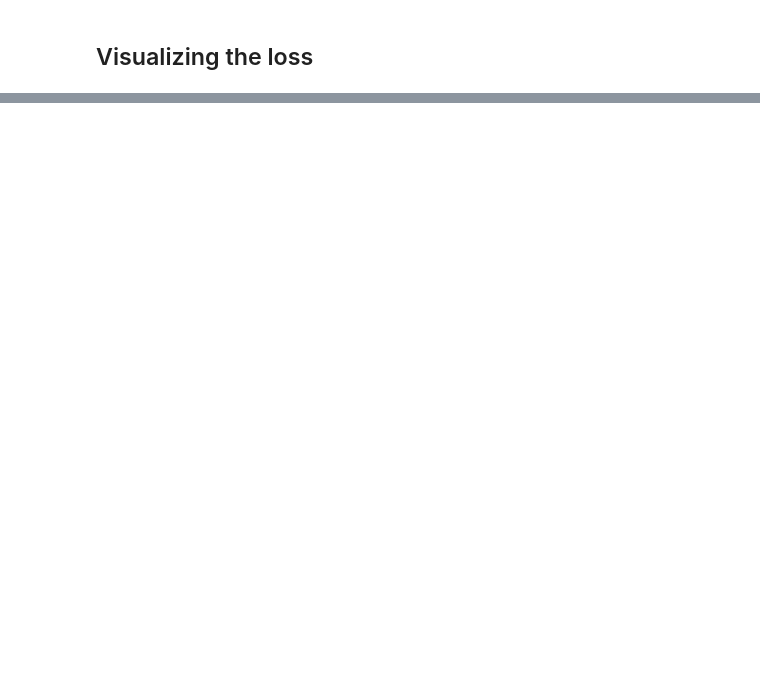
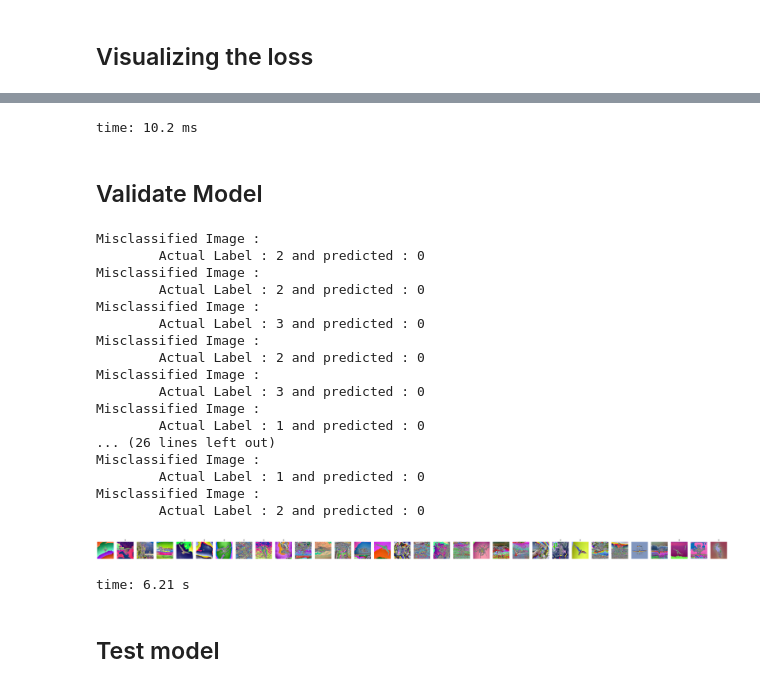
Before and after one commit to praveenraghuvanshi/eva4-p2-group, a Jupyter notebook: Session-2/Assignment-2/src/eva4p2s2.ipynb, the cells around one changed output, grey strips where cells are left out. Drawn from its saved outputs; the diff is of its cells as text; code cells hidden in the pictures; blank space fills up the shorter version.

```diff
--- a/Session-2/Assignment-2/src/eva4p2s2.ipynb
+++ b/Session-2/Assignment-2/src/eva4p2s2.ipynb
@@ -221,3 +289,3 @@ time: 16.4 ms
 # %%
-train_loader, val_loader=load_data('/content/drive/My Drive/eva-4/Phase-2/Session-2/ds')
+train_loader, val_loader, dataset=load_data('/content/drive/My Drive/eva-4/Phase-2/Session-2/ds')
 # %% [output]
@@ -521,0 +589,3 @@ fig.savefig('loss_plot.png', bbox_inches='tight')
+# %%
+model=torch.load('./model.pt')
+model.eval()
@@ -521,0 +611,6 @@ fig.savefig('loss_plot.png', bbox_inches='tight')
+# %%
+from torchvision import transforms
+test_transforms = transforms.Compose([transforms.ToTensor(),
+                                      #transforms.Normalize([0.485, 0.456, 0.406],
+                                      #                     [0.229, 0.224, 0.225])
+                                     ])
@@ -521,0 +634,60 @@ fig.savefig('loss_plot.png', bbox_inches='tight')
+# %%
+def get_random_images(num):
+    #data = datasets.ImageFolder(data_dir, transform=test_transforms)
+    #classes = data.classes
+    indices = list(range(len(dataset)))
+    np.random.shuffle(indices)
+    idx = indices[:num]
+    from torch.utils.data.sampler import SubsetRandomSampler
+    sampler = SubsetRandomSampler(idx)
+    #loader = torch.utils.data.DataLoader(data,
+    #               sampler=sampler, batch_size=num)
+    dataiter = iter(val_loader)
+    images, labels = dataiter.next()
+    return images, labels
+# %% [output]
+time: 10.2 ms
+# %% [markdown]
+## Validate Model
+# %%
+
+from matplotlib import pyplot as plt
+
+to_pil = torchvision.transforms.ToPILImage()
+images, labels = get_random_images(5)
+fig=plt.figure(figsize=(70,70))
+for ii in range(len(images)):
+    image = to_pil(images[ii])
+    index = predict_image(image)
+    #print(index)
+    sub = fig.add_subplot(1, len(images), ii+1)
+    res = int(labels[ii]) == index
+    if res:
+        sub.set_title(index)
+    else:
+        print('Misclassified Image :\n\tActual Label : {} and predicted : {}'.format(int(labels[ii]),index))
+    plt.axis('off')
+    plt.imshow(image)
+plt.show()
+# %% [output]
+Misclassified Image :
+        Actual Label : 2 and predicted : 0
+Misclassified Image :
+        Actual Label : 2 and predicted : 0
+Misclassified Image :
+        Actual Label : 3 and predicted : 0
+Misclassified Image :
+        Actual Label : 2 and predicted : 0
+Misclassified Image :
+        Actual Label : 3 and predicted : 0
+Misclassified Image :
+        Actual Label : 1 and predicted : 0
+... (26 lines left out)
+Misclassified Image :
+        Actual Label : 1 and predicted : 0
+Misclassified Image :
+        Actual Label : 2 and predicted : 0
+[figure, added]
+time: 6.21 s
+# %% [markdown]
+## Test model
```
Also changed, not shown: parts of 37 cells of this notebook.
